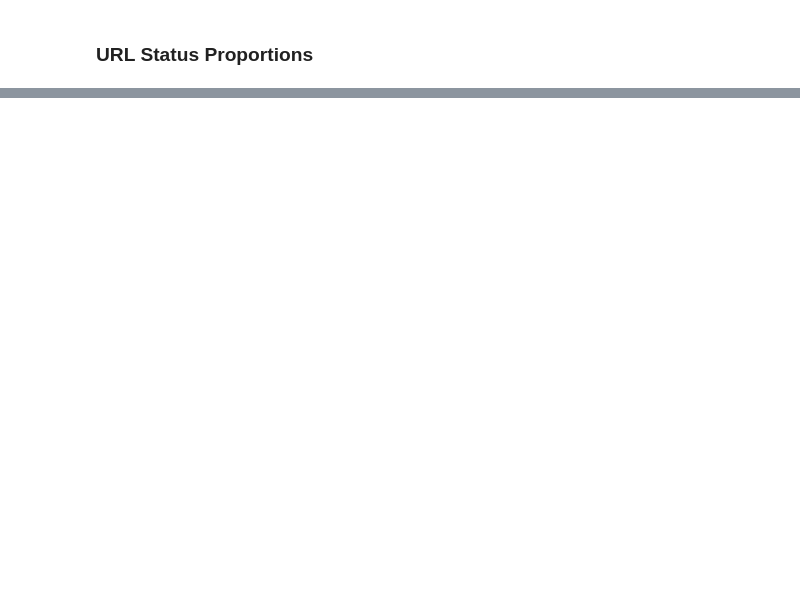
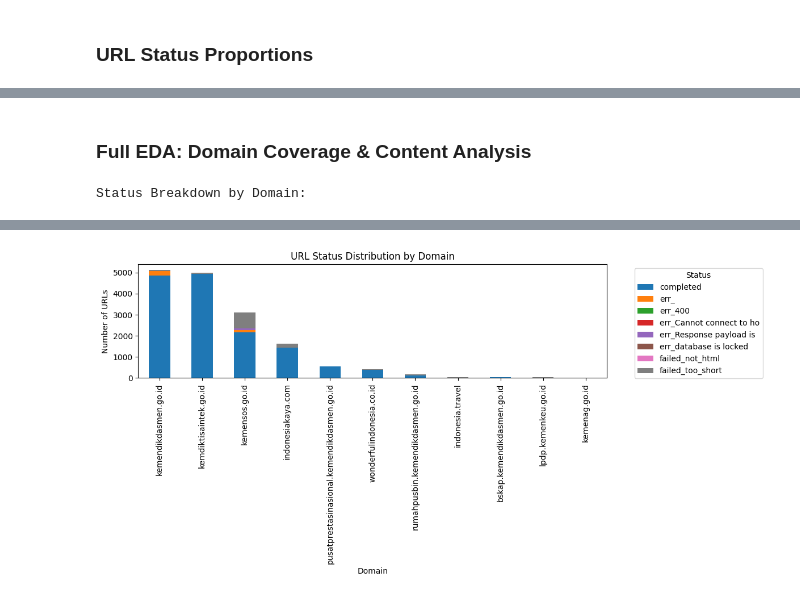
Before and after one commit to AITF-SR-02/crawler-gov-website, a Jupyter notebook: gov_edu_crawler/notebooks.ipynb/eda.ipynb, the cells around one changed output, grey strips where cells are left out. Cells and saved outputs as stored; diff of their text form; code cells hidden in the pictures; blank space fills up the shorter version.

```diff
--- a/gov_edu_crawler/notebooks.ipynb/eda.ipynb
+++ b/gov_edu_crawler/notebooks.ipynb/eda.ipynb
@@ -86,0 +261,39 @@ Status Proportions Table:
+# %% [markdown]
+### Full EDA: Domain Coverage & Content Analysis
+# %%
+import sqlite3
+import pandas as pd
+import matplotlib.pyplot as plt
+
+# Connect to database
+conn = sqlite3.connect('../data/dedupe.sqlite3')
+
+# Query the status proportions by domain
+query = '''
+    SELECT domain, status, COUNT(*) as count
+    FROM url_jobs
+    GROUP BY domain, status
+    ORDER BY domain, count DESC
+'''
+df_domain_status = pd.read_sql_query(query, conn)
+conn.close()
+
+# Pivot for better visualization
+pivot_df = df_domain_status.pivot(index='domain', columns='status', values='count').fillna(0)
+pivot_df['total'] = pivot_df.sum(axis=1)
+pivot_df = pivot_df.sort_values('total', ascending=False)
+pivot_df = pivot_df.drop('total', axis=1)
+
+print("Status Breakdown by Domain:")
+display(pivot_df)
+
+# Plotting
+ax = pivot_df.plot(kind='bar', stacked=True, figsize=(12, 6))
+plt.title('URL Status Distribution by Domain')
+plt.xlabel('Domain')
+plt.ylabel('Number of URLs')
+plt.legend(title='Status', bbox_to_anchor=(1.05, 1), loc='upper left')
+plt.tight_layout()
+plt.show()
+# %% [output]
+Status Breakdown by Domain:
@@ -86,0 +313 @@ Status Proportions Table:
+[figure, added]
```
Also changed, not shown: parts of 13 cells of this notebook, 29 other files.
